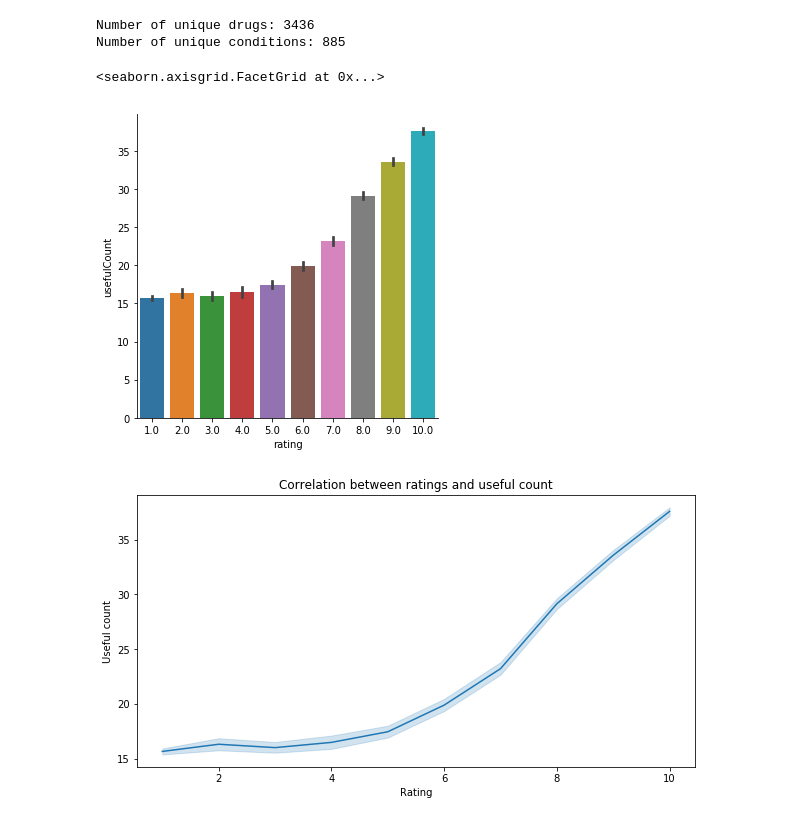
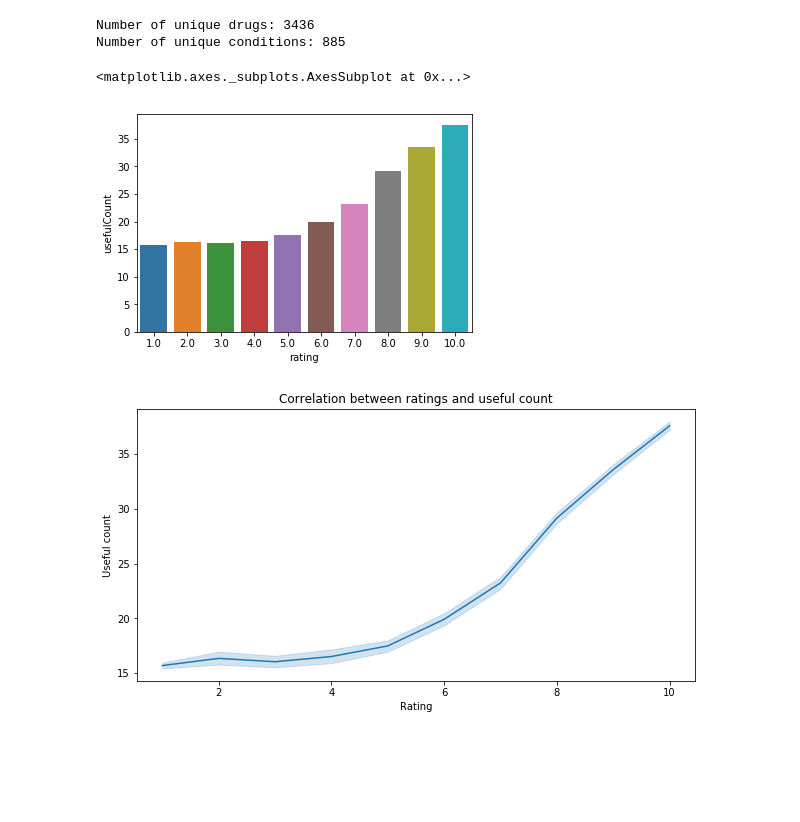
Before and after one commit to tamarakatic/sentiment-analysis-of-drug-reviews, a Jupyter notebook: notebooks/1.0-analysis-of-drugs-reviews.ipynb, the cells around one changed output. Drawn from its saved outputs; the diff is of its cells as text; code cells hidden in the pictures; blank space fills up the shorter version.

```diff
--- a/notebooks/1.0-analysis-of-drugs-reviews.ipynb
+++ b/notebooks/1.0-analysis-of-drugs-reviews.ipynb
@@ -56,10 +57,10 @@ print("Number of unique conditions: {}".format(train.condition.unique().shape[0]
 Number of unique drugs: 3436
 Number of unique conditions: 885
 # %%
-sns.catplot(x='rating', y='usefulCount', data=train, kind='bar')
+sns.barplot(x='rating', y='usefulCount', data=train, ci=None)
 # %% [output]
-<seaborn.axisgrid.FacetGrid at 0x...>
+<matplotlib.axes._subplots.AxesSubplot at 0x...>
-[figure, old version]
+[figure, new version]
 # %%
 plt.figure(figsize=(10,5))
 sns.lineplot(x='rating', y='usefulCount', data=train)
```
Also changed, not shown: parts of 13 cells of this notebook.
